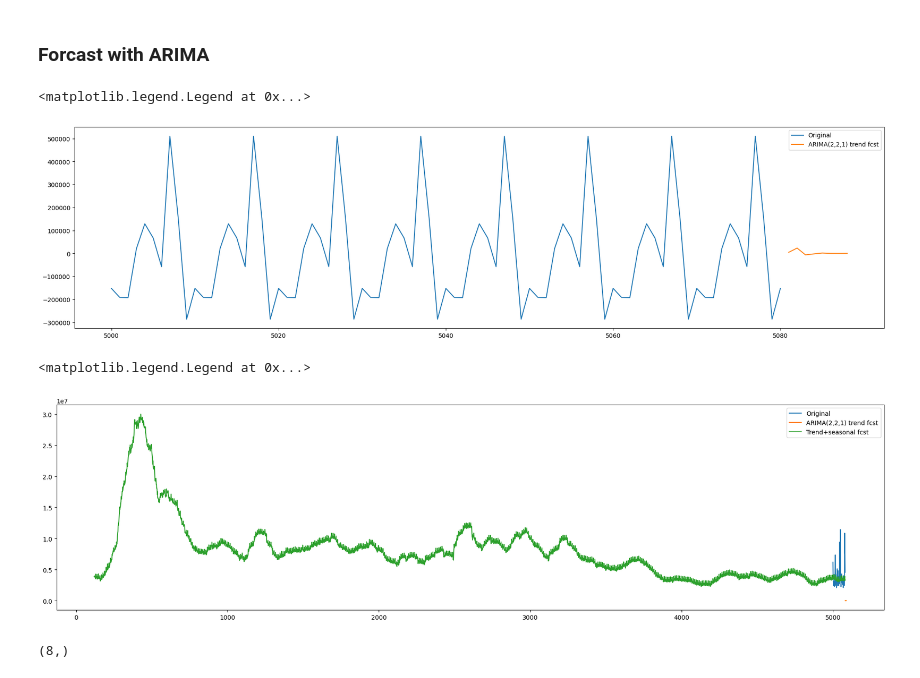
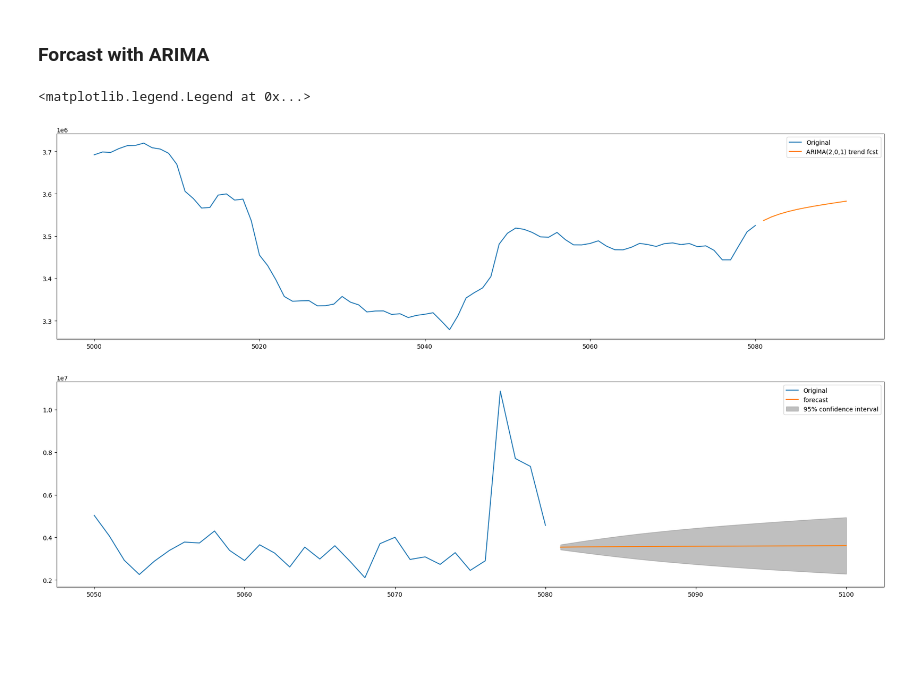
Before and after one commit to benisrael29/DATA2001, a Jupyter notebook: main/assingments/A3/A3.ipynb, the cells around one changed output. Drawn from its saved outputs; the diff is of its cells as text; code cells hidden in the pictures; blank space fills up the shorter version.

```diff
--- a/main/assingments/A3/A3.ipynb
+++ b/main/assingments/A3/A3.ipynb
@@ -226,5 +226,5 @@ fig = arima_1_0_0.plot_diagnostics(fig=fig, lags=8)
 # %%
-arima_2_0_1 = ARIMA(train['vol-seasonal'], order=(2, 0, 1)).fit()
+arima_2_0_1 = ARIMA(train['MA-120'], order=(2, 0, 1)).fit()
 print(arima_2_0_1.summary())
 # %% [output]
                                SARIMAX Results
@@ -254,29 +254,20 @@ Some comments about goodness of fit.
 # %% [markdown]
 ### Forcast with ARIMA
 # %%
-arima_fcst = arima_2_0_1.get_forecast(steps=8)
+arima_fcst = arima_2_0_1.get_forecast(steps=11)
 arima_predictions = pd.DataFrame(arima_fcst.predicted_mean)
 arima_predictions.rename(columns={"predicted_mean": "trend"}, inplace=True)
 # %%
 fig, ax_arima_fcst = plt.subplots(figsize=(24,6))
-train['vol-seasonal'][5000:].plot(label='Original', ax=ax_arima_fcst)
+train['MA-120'][5000:].plot(label='Original', ax=ax_arima_fcst)
 arima_predictions['trend'].plot(label="ARIMA(2,0,1) trend fcst", ax=ax_arima_fcst)
 plt.legend()
 # %% [output]
 <matplotlib.legend.Legend at 0x...>
-[figure, old version]
+[figure, new version]
 # %%
-arima_predictions['trend+seasonal'] = train['vol-seasonal']+train['MA-120']
-
 fig, ax_arima_fcst = plt.subplots(figsize=(24,6))
-train['Volume'][5000:].plot(label='Original', ax=ax_arima_fcst)
-arima_predictions['trend'].plot(label="ARIMA(2,2,1) trend fcst", ax=ax_arima_fcst)
-(train['vol-seasonal']+train['MA-120'])[:].plot(label="Trend+seasonal fcst", ax=ax_arima_fcst)
-plt.legend()
+train['Volume'][5050:].plot(label='Original', ax=ax_arima_fcst)
+fig = plot_predict(arima_2_0_1, start = 5081, end= 5100, label='ARIMA(2,2,1) Forecast', ax=ax_arima_fcst)
 # %% [output]
-<matplotlib.legend.Legend at 0x...>
-[figure, old version]
+[figure, new version]
-# %%
-arima_predictions['trend+seasonal'].shape
-# %% [output]
-(8,)
```
Also changed, not shown: parts of 4 cells of this notebook.
